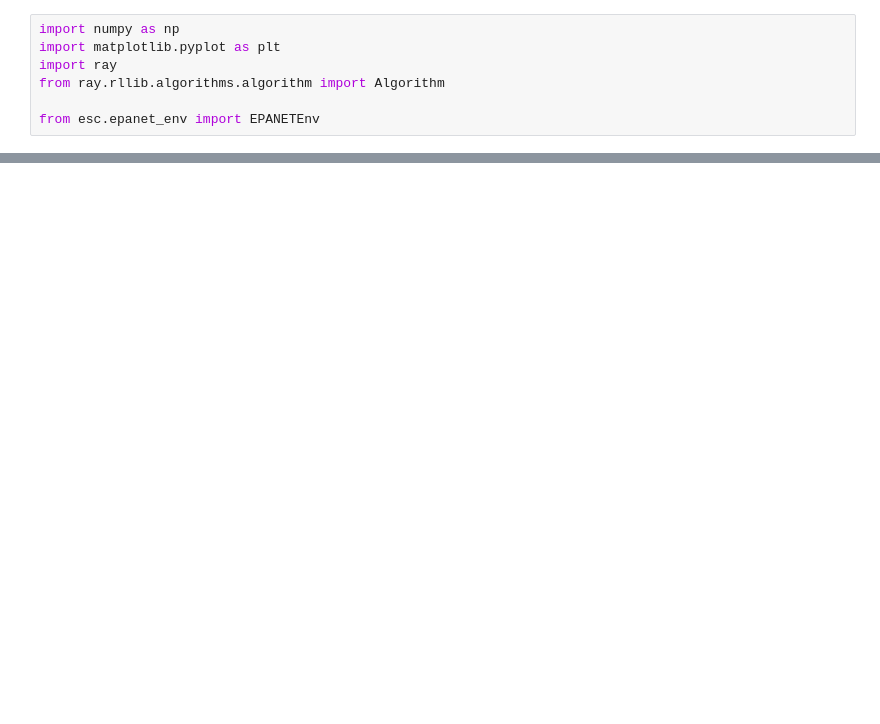
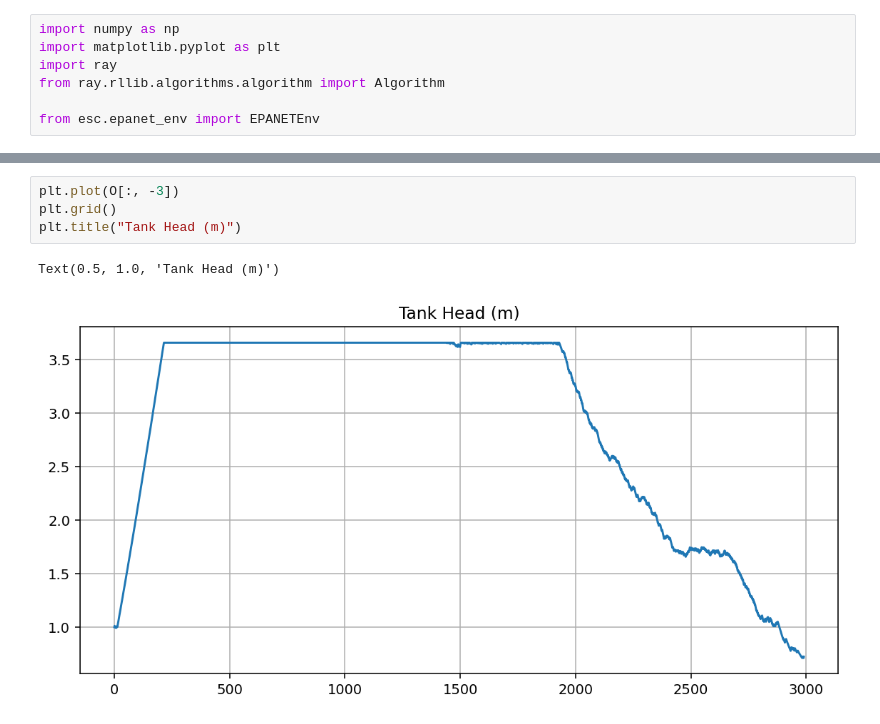
Before and after one commit to maxdumas/engineering-smart-cities-final-project, a Jupyter notebook: notebooks/simulate_epanet_2.ipynb, the cells around one changed output, grey strips where cells are left out. Saved outputs shown, nothing was run; the diff lists cells and outputs as text; blank space fills up the shorter version.

```diff
--- a/notebooks/simulate_epanet_2.ipynb
+++ b/notebooks/simulate_epanet_2.ipynb
@@ -94,0 +120,7 @@ plt.plot(np.arange(2880), R[:2880])
+# %%
+plt.plot(O[:, -3])
+plt.grid()
+plt.title("Tank Head (m)")
+# %% [output]
+Text(0.5, 1.0, 'Tank Head (m)')
+[figure, added]
```
Also changed, not shown: parts of 10 cells of this notebook, 5 other files.
